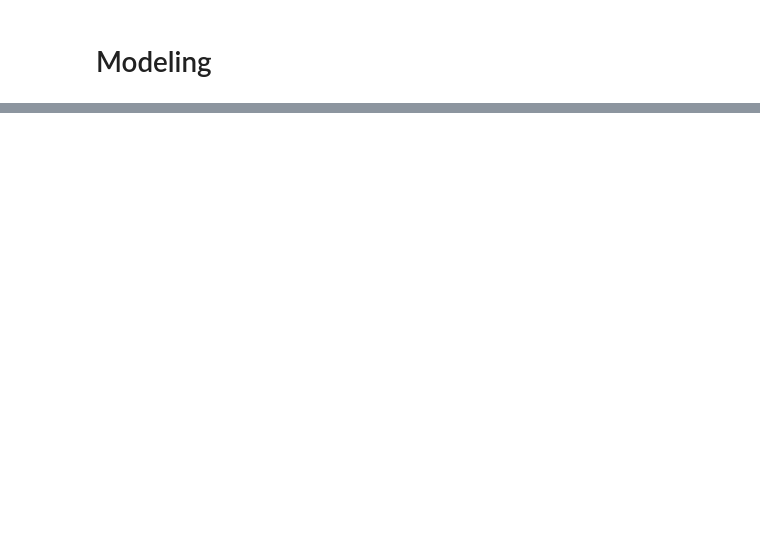
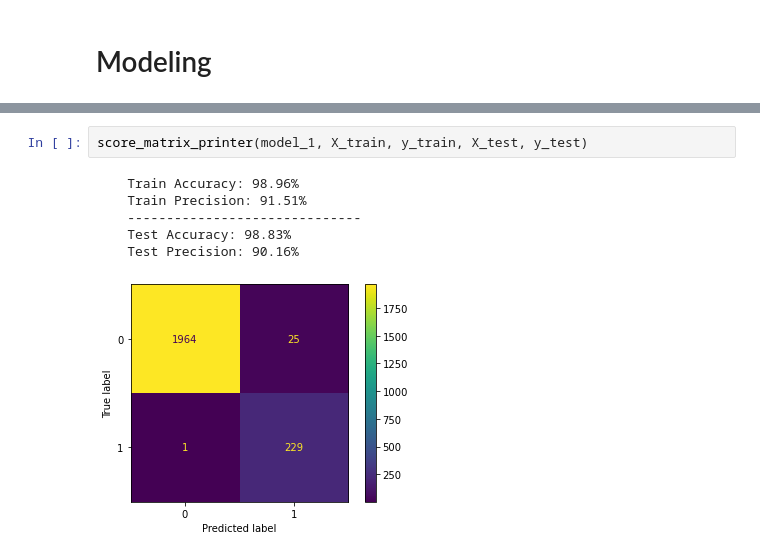
Before and after one commit to cjunhyuk/Kayak_Price_Analysis, a Jupyter notebook: Modeling.ipynb, the cells around one changed output, grey strips where cells are left out. Saved outputs shown, nothing was run; the diff lists cells and outputs as text; blank space fills up the shorter version.

```diff
--- a/Modeling.ipynb
+++ b/Modeling.ipynb
@@ -42,0 +151,9 @@ dtype: int64
+# %%
+score_matrix_printer(model_1, X_train, y_train, X_test, y_test)
+# %% [output]
+    Train Accuracy: 98.96%
+    Train Precision: 91.51%
+    ------------------------------
+    Test Accuracy: 98.83%
+    Test Precision: 90.16%
+[figure, added]
```
Also changed, not shown: parts of 18 cells of this notebook.
